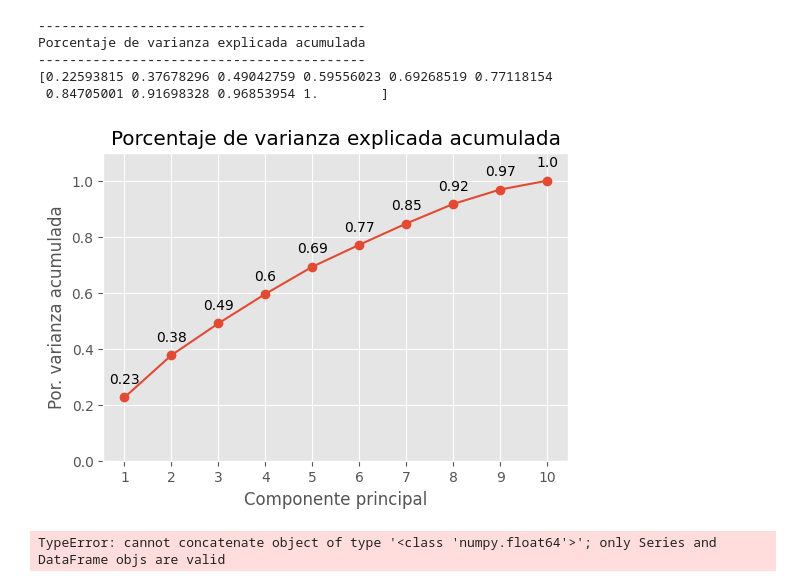
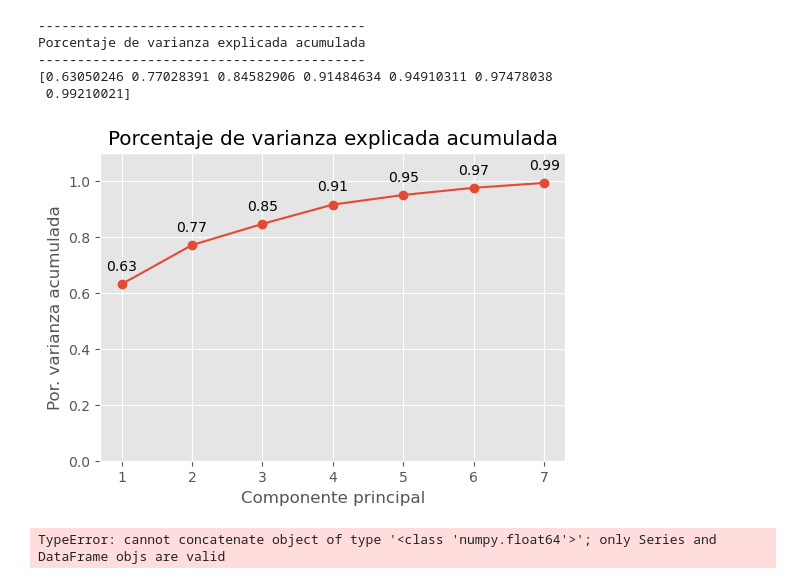
Before and after one commit to M1ndBlast/c5, a Jupyter notebook: notebooks/PCA.ipynb, the cells around one changed output. Cells and saved outputs as stored; diff of their text form; code cells hidden in the pictures.

```diff
--- a/notebooks/PCA.ipynb
+++ b/notebooks/PCA.ipynb
@@ -152,0 +120,18 @@ array([[-0.03241138,  0.36485687,  0.07506763,  0.49013572,  0.53199305,
+# %%
+geo = plt.scatter(data_cp['Long'], data_cp['Lat'], c=labels, cmap='viridis')
+
+colors = plt.get_cmap('Accent')(np.linspace(0,1,len(np.unique(labels))))
+
+
+for label in np.unique(labels):
+    data_ = data_cp[labels==label]
+    print(label, len(data_))
+    plt.scatter(data_['Long'], data_['Lat'], c=colors[label], label=label+1)
+
+plt.xlabel('Longitud')
+plt.ylabel('Latitud')
+plt.title('Clustering utilizando PCA y K-means')
+plt.legend()
+print(np.unique(labels))
+
+plt.show()
@@ -152,0 +190,5 @@ array([[-0.03241138,  0.36485687,  0.07506763,  0.49013572,  0.53199305,
+# %%
+# Cuardar los datos agrupados en un archivo csv
+data_cp['Cluster'] = labels
+data['Cluster'] = labels
+data_cp.to_csv(DIR_PATH + 'B200m_CONSIGNADAS_CLUSTER.csv', index=False)
@@ -211,15 +290,15 @@ plt.colorbar();
 print('----------------------------------------------------')
 print('Porcentaje de varianza explicada por cada componente')
 print('----------------------------------------------------')
-print(modelo_pca.explained_variance_ratio_)
+print(pca.explained_variance_ratio_)
 
 fig, ax = plt.subplots(nrows=1, ncols=1, figsize=(6, 4))
 ax.bar(
-    x      = np.arange(modelo_pca.n_components_) + 1,
-    height = modelo_pca.explained_variance_ratio_
+    x      = np.arange(pca.n_components_) + 1,
+    height = pca.explained_variance_ratio_
 )
 
-for x, y in zip(np.arange(len(X.columns)) + 1, modelo_pca.explained_variance_ratio_):
+for x, y in zip(np.arange(len(X.columns)) + 1, pca.explained_variance_ratio_):
     label = round(y, 2)
     ax.annotate(
         label,
@@ -229,7 +308,7 @@ for x, y in zip(np.arange(len(X.columns)) + 1, modelo_pca.explained_variance_rat
         ha='center'
     )
 
-ax.set_xticks(np.arange(modelo_pca.n_components_) + 1)
+ax.set_xticks(np.arange(pca.n_components_) + 1)
 ax.set_ylim(0, 1.1)
 ax.set_title('Porcentaje de varianza explicada por cada componente')
 ax.set_xlabel('Componente principal')
@@ -260,12 +324,12 @@ Porcentaje de varianza explicada por cada componente
 # Realizar la grafica de dispercion de los componentes principales
 # ==============================================================================
 
-for i in range(2,len(modelo_pca.components_)):
+for i in range(2,len(pca.components_)):
 
 	fig, ax = plt.subplots(nrows=1, ncols=1, figsize=(6, 4))
 	ax.scatter(
-		x = modelo_pca.transform(X)[:, 0],
-		y = modelo_pca.transform(X)[:, i],
+		x = pca.transform(X)[:, 0],
+		y = pca.transform(X)[:, i],
 		s = 1,
 		alpha = 0.5
 	)
@@ -295,41 +353,41 @@ for i in range(2,len(modelo_pca.components_)):
 # %%
 # Porcentaje de varianza explicada acumulada
 # ==============================================================================
-prop_varianza_acum = modelo_pca.explained_variance_ratio_.cumsum()
+prop_varianza_acum = pca.explained_variance_ratio_.cumsum()
 print('------------------------------------------')
 print('Porcentaje de varianza explicada acumulada')
 print('------------------------------------------')
 print(prop_varianza_acum)
 
 fig, ax = plt.subplots(nrows=1, ncols=1, figsize=(6, 4))
 ax.plot(
-    np.arange(modelo_pca.n_components_) + 1,
+    np.arange(pca.n_components_) + 1,
     prop_varianza_acum,
     marker = 'o'
 )
 
 for x, y in zip(np.arange(len(X.columns)) + 1, prop_varianza_acum):
     label = round(y, 2)
     ax.annotate(
         label,
         (x,y),
         textcoords="offset points",
         xytext=(0,10),
         ha='center'
     )
 
 ax.set_ylim(0, 1.1)
-ax.set_xticks(np.arange(modelo_pca.n_components_) + 1)
+ax.set_xticks(np.arange(pca.n_components_) + 1)
 ax.set_title('Porcentaje de varianza explicada acumulada')
 ax.set_xlabel('Componente principal')
 ax.set_ylabel('Por. varianza acumulada');
 # %% [output]
 ------------------------------------------
 Porcentaje de varianza explicada acumulada
 ------------------------------------------
-[0.22593815 0.37678296 0.49042759 0.59556023 0.69268519 0.77118154
- 0.84705001 0.91698328 0.96853954 1.        ]
+[0.63050246 0.77028391 0.84582906 0.91484634 0.94910311 0.97478038
+ 0.99210021]
-[figure, old version]
+[figure, new version]
 # %%
 # Realizar el clustering con los componentes principales
 # ==============================================================================
```
Also changed, not shown: parts of 18 cells of this notebook, 5 other files.
